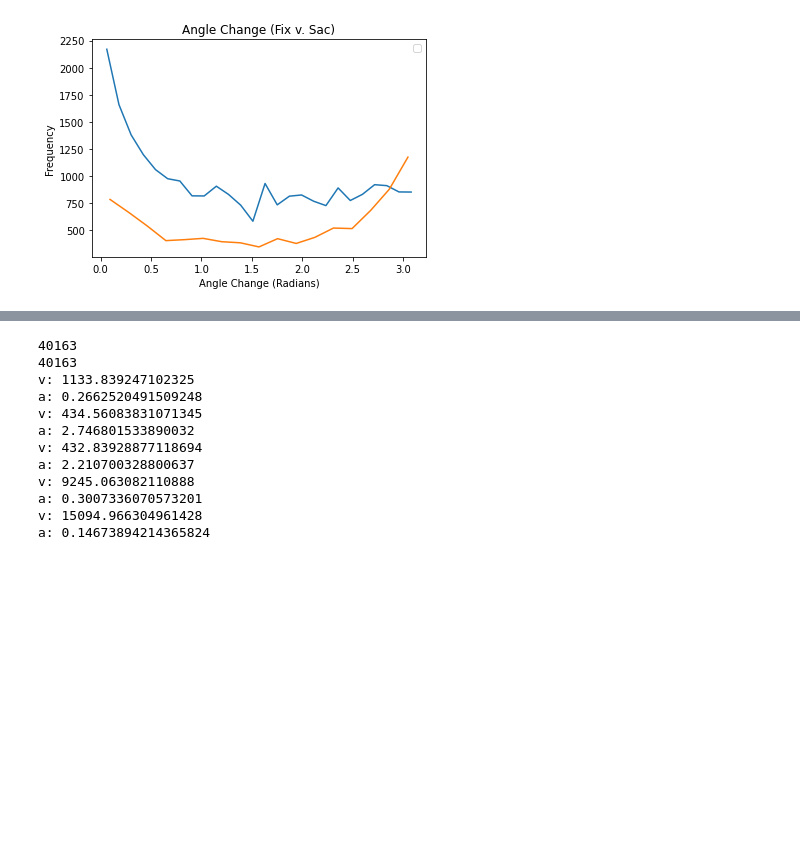
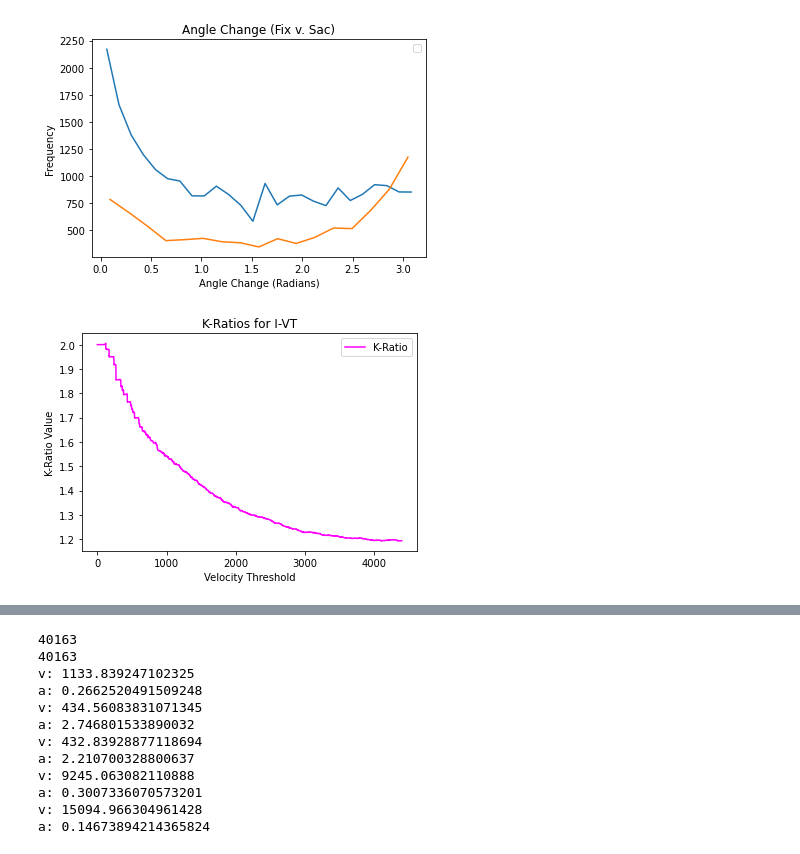
Before and after one commit to Josef733/eyetracker, a Jupyter notebook: Algorithms.ipynb, the cells around one changed output, grey strips where cells are left out. Cells and saved outputs as stored; diff of their text form; code cells hidden in the pictures; blank space fills up the shorter version.

```diff
--- a/Algorithms.ipynb
+++ b/Algorithms.ipynb
@@ -448,3 +455,99 @@ textfile = open("eyetracker.txt", "w")
 for element in classifier:
     textfile.write(element + "\n")
 textfile.close()
+# %%
+#K-Ratio (I-VT)
+
+import time
+
+start = time.time()
+
+k_ratios = []
+v_thres = []
+
+for i in range(4400):
+
+    sac_timestamp = []
+
+    classifier = []
+
+    velocity_threshold = i + 1
+
+    #i-vt
+
+    for k in range (len(point_velo_corr)):
+        if point_velo_corr[k] >= 0 and point_velo_corr[k] < velocity_threshold:
+            classifier.append("fixation")
+
+        elif point_velo_corr[k] >= velocity_threshold:
+            sac_timestamp.append("0")
+            classifier.append("saccade")
+
+        else:
+            classifier.append("outlier")
+
+    #print(len(classifier))
+    #print(len(sac_timestamp))
+
+    #k-ratio
+    # P is the probability of being a saccade state
+
+    P = len(sac_timestamp)/len(classifier)
+
+    #print(P)
+
+    # N*(P)*(1-P)
+
+    p_ind = len(classifier)*(P)*(1-P)
+
+    # p_ind = (P)*(1-P)          (paper formula)
+
+    #print(p_ind)
+
+    #number of transitions
+
+    p_emp = 0
+
+    for j in range (len(classifier)-1):
+        if (classifier[j] != classifier[j+1]):
+            p_emp = p_emp + 1
+        else:
+            pass
+
+    #print(p_emp)
+
+    #k-ratio
+
+    k_ratio = p_emp / p_ind
+
+    #print(k_ratio)
+
+    k_ratios.append(k_ratio)
+    v_thres.append(i + 1)
+
+plt.plot(v_thres,k_ratios, c="magenta",label="K-Ratio")
+plt.legend()
+plt.ylabel("K-Ratio Value")
+#plt.ylim(-250, 1250)
+#plt.xlim(-200, 2000)
+plt.xlabel("Velocity Threshold")
+plt.title("K-Ratios for I-VT")
+plt.savefig("k_rat_ivt")
+plt.show()
+
+
+end = time.time()
+total_time = end - start
+print("\n"+ str(total_time))
+
+low = 2.0
+thres = 0
+for m in range(len(k_ratios)):
+   if low > k_ratios[m]:
+    low = k_ratios[m]
+    thres = v_thres[m]
+
+print(low)
+print(thres)
+# %% [output]
+[figure, added]
```
Also changed, not shown: parts of 20 cells of this notebook.
